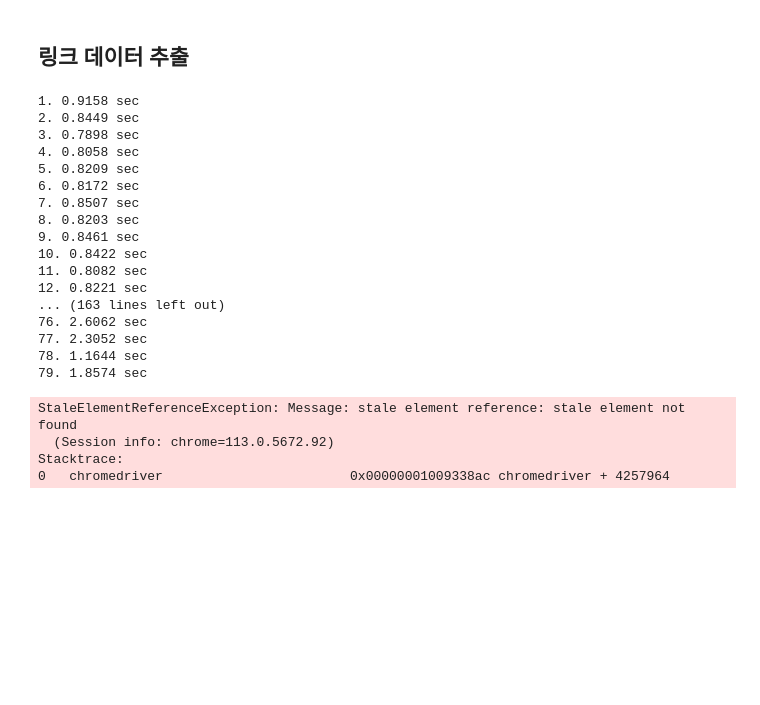
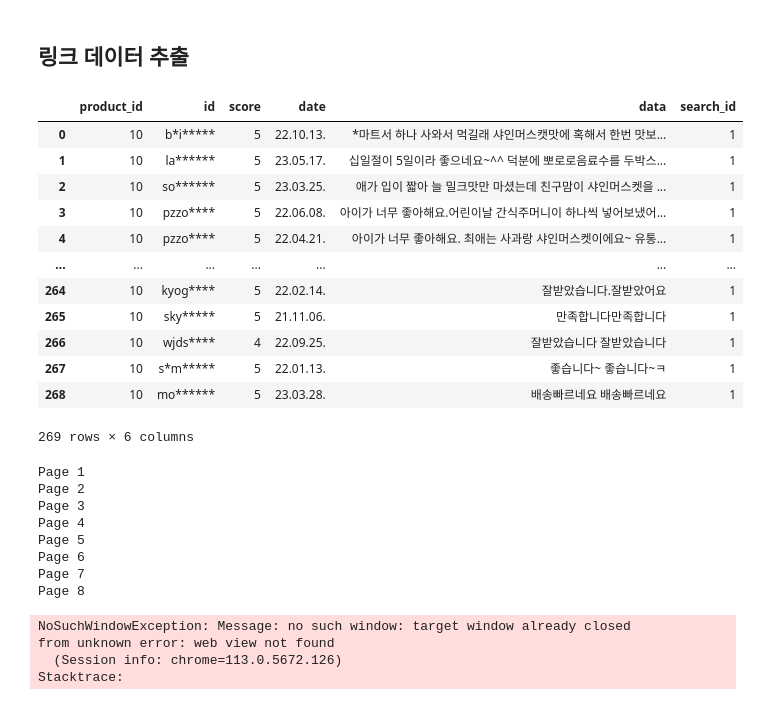
Before and after one commit to KimTaekGwan/NaverData, a Jupyter notebook: ktg/store.ipynb, the cells around one changed output. Drawn from its saved outputs; the diff is of its cells as text; code cells hidden in the pictures; blank space fills up the shorter version.

Commit message:
[Add] Data Process

```diff
--- a/ktg/store.ipynb
+++ b/ktg/store.ipynb
@@ -234,6 +216,24 @@ def search_index(a_list):
             return idx
         except:
             now = [False, []]
+# %%
+import pandas as pd
+# pd.read_csv('../last/data/Data_Product.csv', sep='\t')
+pd.read_csv('../last/data/Data_Reviews.csv', sep='\t')
+# %% [output]
+|  | product_id | id | score | date | data | search_id |
+| 0 | 10 | b*i***** | 5 | 22.10.13. | *마트서 하나 사와서 먹길래 샤인머스캣맛에 혹해서 한번 맛보... | 1 |
+| 1 | 10 | la****** | 5 | 23.05.17. | 십일절이 5일이라 좋으네요~^^ 덕분에 뽀로로음료수를 두박스... | 1 |
+| 2 | 10 | so****** | 5 | 23.03.25. | 애가 입이 짧아 늘 밀크맛만 마셨는데 친구맘이 샤인머스켓을 ... | 1 |
+| 3 | 10 | pzzo**** | 5 | 22.06.08. | 아이가 너무 좋아해요.어린이날 간식주머니이 하나씩 넣어보냈어... | 1 |
+| 4 | 10 | pzzo**** | 5 | 22.04.21. | 아이가 너무 좋아해요. 최애는 사과랑 샤인머스켓이에요~ 유통... | 1 |
+| ... | ... | ... | ... | ... | ... | ... |
+| 264 | 10 | kyog**** | 5 | 22.02.14. | 잘받았습니다.잘받았어요 | 1 |
+| 265 | 10 | sky***** | 5 | 21.11.06. | 만족합니다만족합니다 | 1 |
+| 266 | 10 | wjds**** | 4 | 22.09.25. | 잘받았습니다 잘받았습니다 | 1 |
+| 267 | 10 | s*m***** | 5 | 22.01.13. | 좋습니다~ 좋습니다~ㅋ | 1 |
+| 268 | 10 | mo****** | 5 | 23.03.28. | 배송빠르네요 배송빠르네요 | 1 |
+269 rows × 6 columns
 # %%
 # 링크입력
 driver = webdriver.Chrome(service=service, options=options)
@@ -254,7 +254,7 @@ for l in test_link:
 
     while True:
         # 리뷰 엘리먼트 탐색
-        time.sleep(random.uniform(0,4,0.7))
+        time.sleep(random.uniform(0.4,0.7))
         # start_time = time.time() # 시작
         xpath = '//*[@id="section_review"]/ul'
         reviews = driver.find_element(By.XPATH, xpath)
@@ -282,27 +282,18 @@ for l in test_link:
 
 driver.close()
 # %% [output]
-1. 0.9158 sec
-2. 0.8449 sec
-3. 0.7898 sec
-4. 0.8058 sec
-5. 0.8209 sec
-6. 0.8172 sec
-7. 0.8507 sec
-8. 0.8203 sec
-9. 0.8461 sec
-10. 0.8422 sec
-11. 0.8082 sec
-12. 0.8221 sec
-... (163 lines left out)
-76. 2.6062 sec
-77. 2.3052 sec
-78. 1.1644 sec
-79. 1.8574 sec
+Page 1
+Page 2
+Page 3
+Page 4
+Page 5
+Page 6
+Page 7
+Page 8
-StaleElementReferenceException: Message: stale element reference: stale element not found
-  (Session info: chrome=113.0.5672.92)
+NoSuchWindowException: Message: no such window: target window already closed
+from unknown error: web view not found
+  (Session info: chrome=113.0.5672.126)
 Stacktrace:
-0   chromedriver                        0x00000001009338ac chromedriver + 4257964
 # %%
 len(review_ls_list)
 # %% [output]
```
Also changed, not shown: parts of 10 cells of this notebook, 22 other files.
